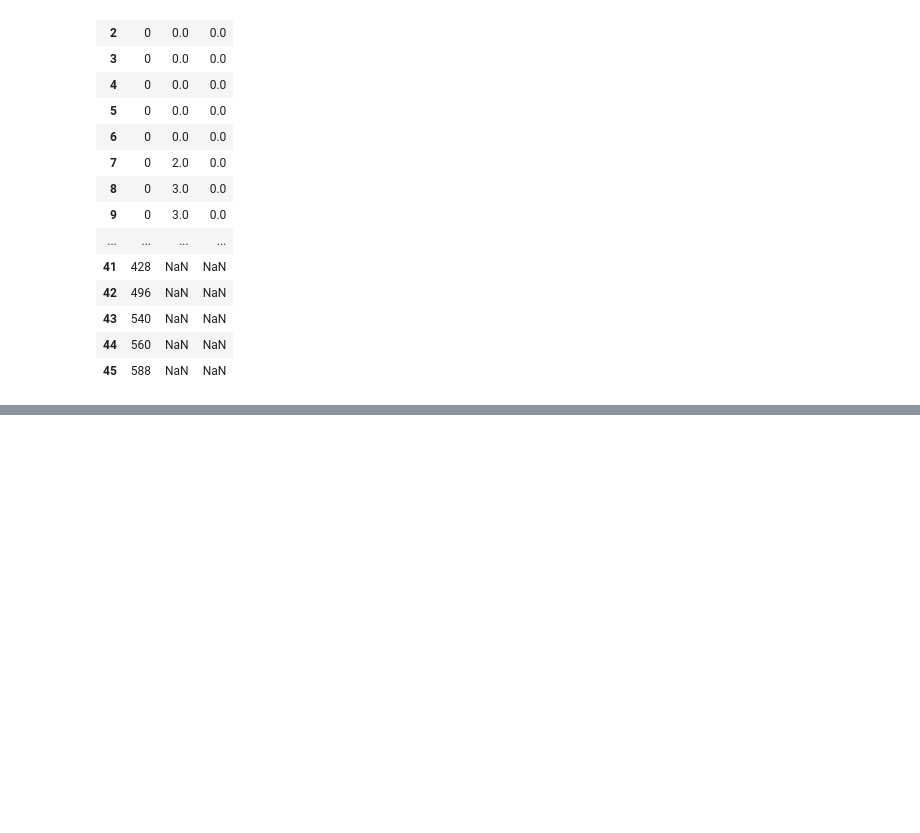
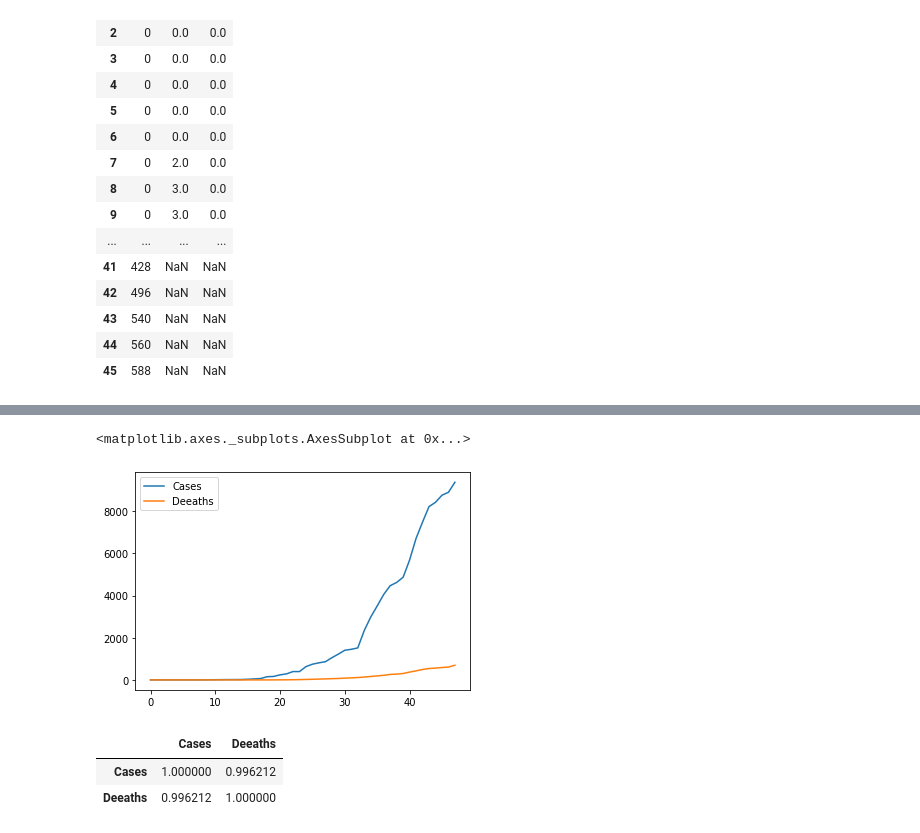
Before and after one commit to italolima04/data-science, a Jupyter notebook: COVID_BRASIL.ipynb, the cells around one changed output, grey strips where cells are left out. Drawn from its saved outputs; the diff is of its cells as text; code cells hidden in the pictures; blank space fills up the shorter version.

Commit message:
Continuação dos estudos, medida do coeficiente de correlação (Entre casos e mortes) baseado nos modelos de Pearson e Spearman. Estudo feito para alguns estados do Brasil

```diff
--- a/COVID_BRASIL.ipynb
+++ b/COVID_BRASIL.ipynb
@@ -283,0 +277,2 @@ data_state.plot()
+# %%
+df_correlation = pd.DataFrame()
@@ -283,0 +281,9 @@ data_state.plot()
+# %%
+#Correlação entre Casos e Mortes utilizando Coeficiente de Correlação de Pearson
+sp_confirmed = since_the_first(data, ['SP'], 100, 'confirmed')
+sp_deaths = since_the_first(data, ['SP'], 100, 'deaths')
+# %%
+df_correlation  = pd.concat([df_correlation, sp_confirmed, sp_deaths], ignore_index=True, axis=1)
+# %%
+df_correlation.columns = ['Cases', 'Deeaths']
+df_correlation
@@ -283,0 +308,14 @@ data_state.plot()
+# %%
+df_correlation.plot()
+# %% [output]
+<matplotlib.axes._subplots.AxesSubplot at 0x...>
+[figure, added]
+# %%
+#Método de Pearson para identificar a correlação entre as duas variáveis.
+#Se as duas possuem o mesmo tipo de comportamento (ex: uma sobe e a outra sobe, ou uma sobe e a outra desce = correlação positiva)
+#Se as duas possuem o diferentes tipos de comportamento (ex: uma sobe e a outra desce, ou uma desce e a outra sobe = correlação negativa)
+df_correlation.corr(method="pearson")
+# %% [output]
+|  | Cases | Deeaths |
+| Cases | 1.000000 | 0.996212 |
+| Deeaths | 0.996212 | 1.000000 |
```
Also changed, not shown: parts of 33 cells of this notebook.
